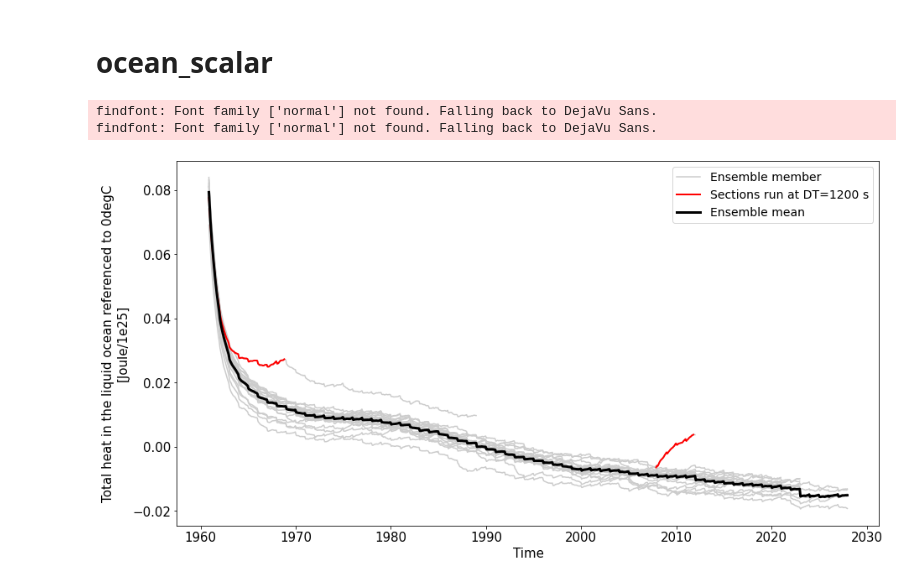
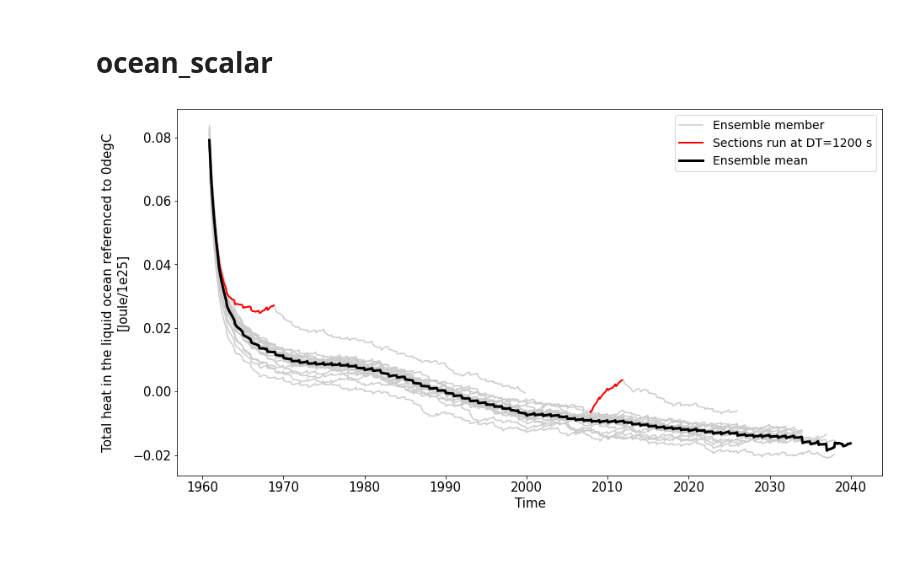
Before and after one commit to dougiesquire/cm-historical, a Jupyter notebook: notebooks/ctrl.ipynb, the cells around one changed output. Cells and saved outputs as stored; diff of their text form; code cells hidden in the pictures; blank space fills up the shorter version.

```diff
--- a/notebooks/ctrl.ipynb
+++ b/notebooks/ctrl.ipynb
@@ -15,8 +21,8 @@ rows =  [({'ensemble' : e}, sorted(
     glob.glob(os.path.join(path,'mem' + str(e).zfill(3)+ '/ocean_scalar*.nc')))[:-1]
          ) for e in range(1,ensembles+1)]
 
-# Mem010 has been restarted at 1800 s so remove the last few years
-rows = [row if i != 9 else (row[0], row[1][:-3]) for i, row in enumerate(rows)]
+# mem001, mem004, mem009 and mem017 have been restarted at reduced timesteps so remove the last few years
+rows = [row if i in [1,4,9,17] else (row[0], row[1][:-3]) for i, row in enumerate(rows)]
 # %%
 heat = zarrtools.open_and_merge(rows)['temp_total'].squeeze().compute()
 long_name = heat.attrs['long_name']
@@ -27,35 +33,26 @@ clim = heat.sel(time=clim_period).mean('ensemble').groupby('time.month').mean('t
 
 heat_anom = heat.groupby('time.month') - clim
 # %%
-import matplotlib
-fs = 15
-font = {'family' : 'normal',
-        'weight' : 'normal',
-        'size'   : fs}
-
-matplotlib.rc('font', **font)
 fig, ax = plt.subplots(1,1, figsize=(15,8))
 
 ax.plot([np.nan, np.nan], [np.nan, np.nan], color=[0.8,0.8,0.8], label='Ensemble member')
 for e in heat_anom.ensemble.values:
     ax.plot([np.datetime64(t.strftime()) for t in heat_anom.time.values],
             heat_anom.sel(ensemble=e), color=[0.8,0.8,0.8], label='_nolabel_')
 
 # The first 96 months of mem007 were run at DT=1200
 ax.plot([np.datetime64(t.strftime()) for t in heat_anom.time.values[:96]],
          heat_anom.sel(ensemble=7)[:96], color='r', linewidth=2, label='_nolabel_')
 
 # Months 564-612 of mem010 were run at DT=1200
 ax.plot([np.datetime64(t.strftime()) for t in heat_anom.time.values[564:612]],
          heat_anom.sel(ensemble=10)[564:612], color='r', linewidth=2, label='Sections run at DT=1200 s')
 
 ax.plot([np.datetime64(t.strftime()) for t in heat_anom.time.values],
         heat_anom.mean('ensemble'), color='k', linewidth=3, label='Ensemble mean')
 
 ax.legend(fontsize=fs-1)
 ax.set_ylabel(f'{long_name}\n[{units}]');
 ax.set_xlabel('Time');
 # %% [output]
-findfont: Font family ['normal'] not found. Falling back to DejaVu Sans.
-findfont: Font family ['normal'] not found. Falling back to DejaVu Sans.
-[figure, old version]
+[figure, new version]
```
Also changed, not shown: parts of 1 cell of this notebook.
